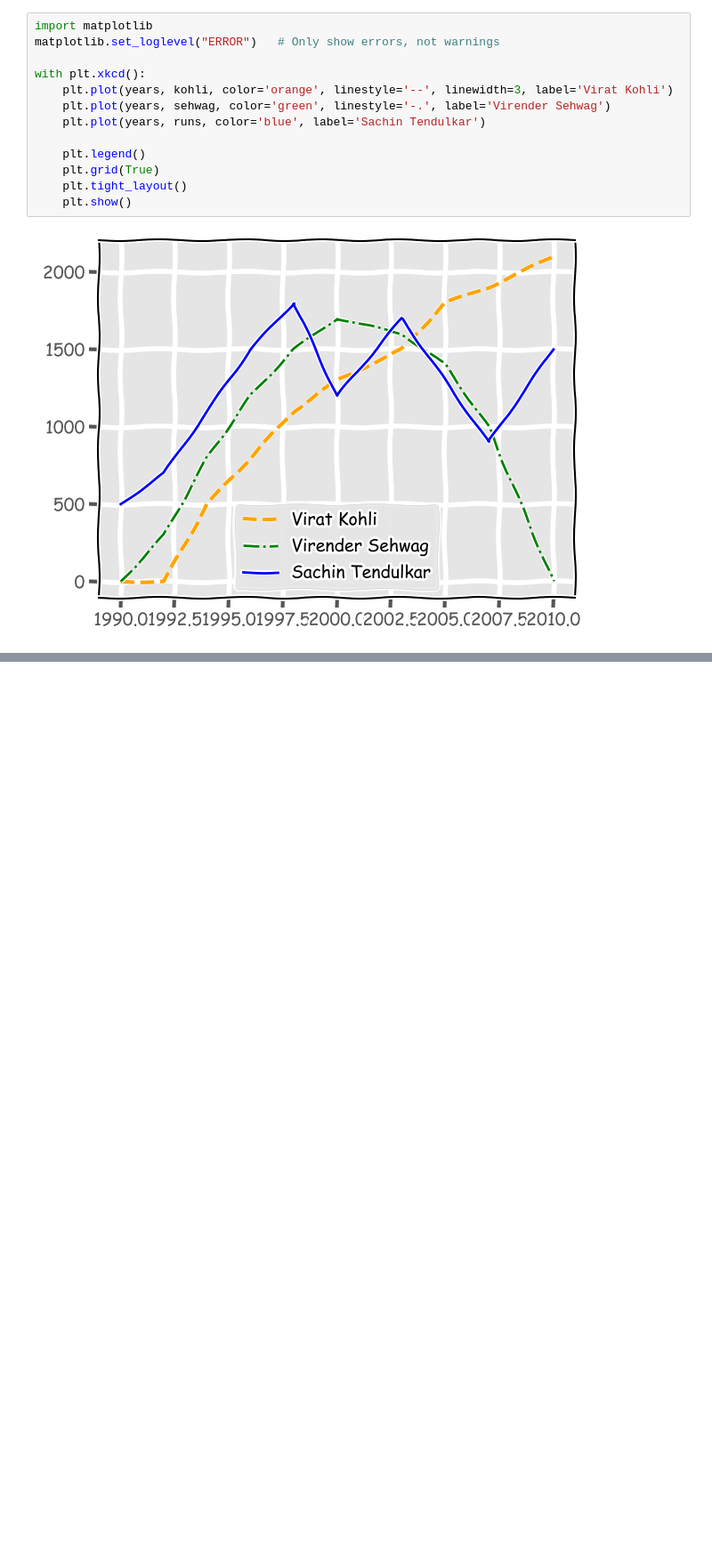
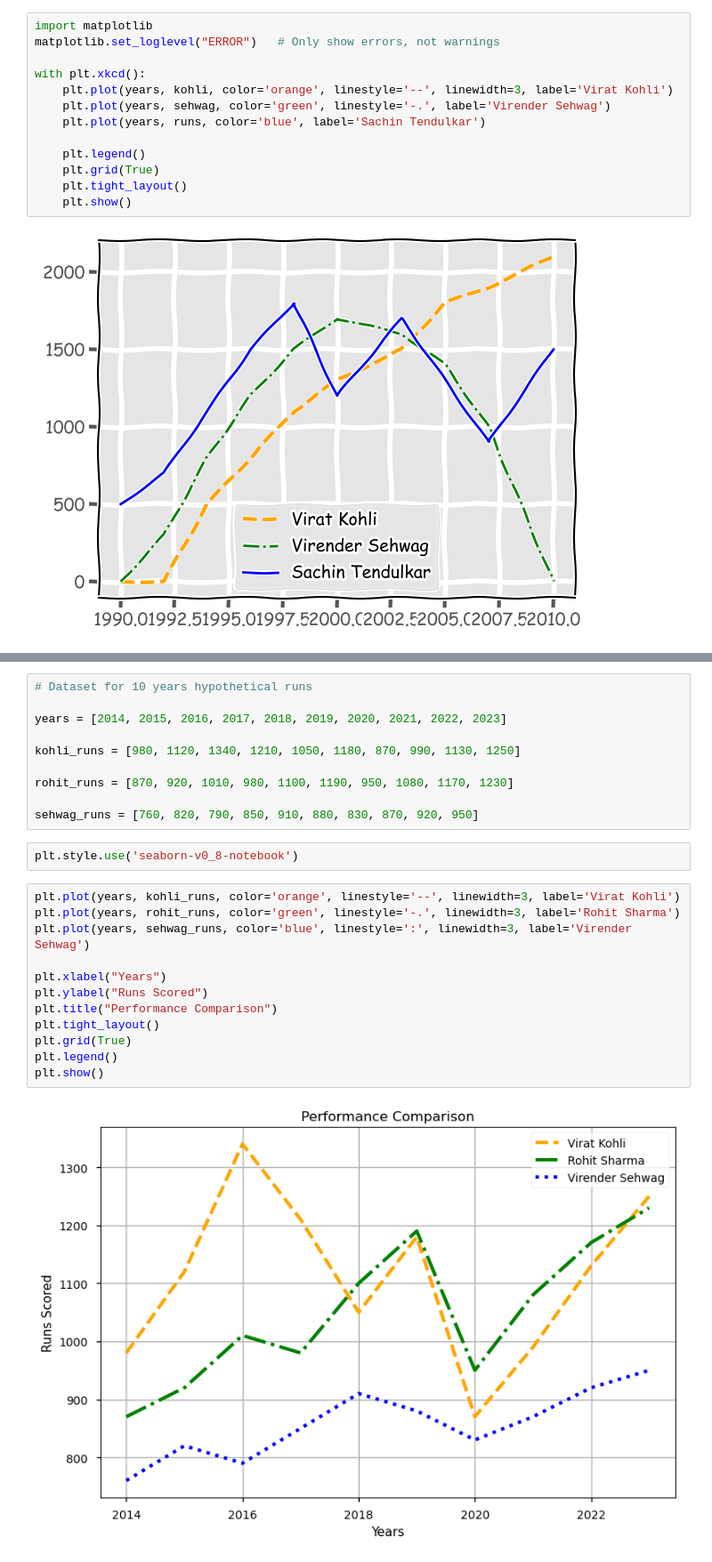
Before and after one commit to yashmahajancd/ULTIMATE-JOB-READY-DATA-SCIENCE, a Jupyter notebook: 08-matplotlib/01_introduction_to_matplotlib.ipynb, the cells around one changed output, grey strips where cells are left out. Shown at 89% size. Saved outputs shown, nothing was run; the diff lists cells and outputs as text; blank space fills up the shorter version.

Commit message:
plotting charts using matplotlib

```diff
--- a/08-matplotlib/01_introduction_to_matplotlib.ipynb
+++ b/08-matplotlib/01_introduction_to_matplotlib.ipynb
@@ -356,0 +370,26 @@ with plt.xkcd():
+# %%
+# Dataset for 10 years hypothetical runs
+
+years = [2014, 2015, 2016, 2017, 2018, 2019, 2020, 2021, 2022, 2023]
+
+kohli_runs = [980, 1120, 1340, 1210, 1050, 1180, 870, 990, 1130, 1250]
+
+rohit_runs = [870, 920, 1010, 980, 1100, 1190, 950, 1080, 1170, 1230]
+
+sehwag_runs = [760, 820, 790, 850, 910, 880, 830, 870, 920, 950]
+# %%
+plt.style.use('seaborn-v0_8-notebook')
+# %%
+plt.plot(years, kohli_runs, color='orange', linestyle='--', linewidth=3, label='Virat Kohli')
+plt.plot(years, rohit_runs, color='green', linestyle='-.', linewidth=3, label='Rohit Sharma')
+plt.plot(years, sehwag_runs, color='blue', linestyle=':', linewidth=3, label='Virender Sehwag')
+
+plt.xlabel("Years")
+plt.ylabel("Runs Scored")
+plt.title("Performance Comparison")
+plt.tight_layout()
+plt.grid(True)
+plt.legend()
+plt.show()
+# %% [output]
+[figure, added]
```
Also changed, not shown: parts of 5 cells of this notebook.
